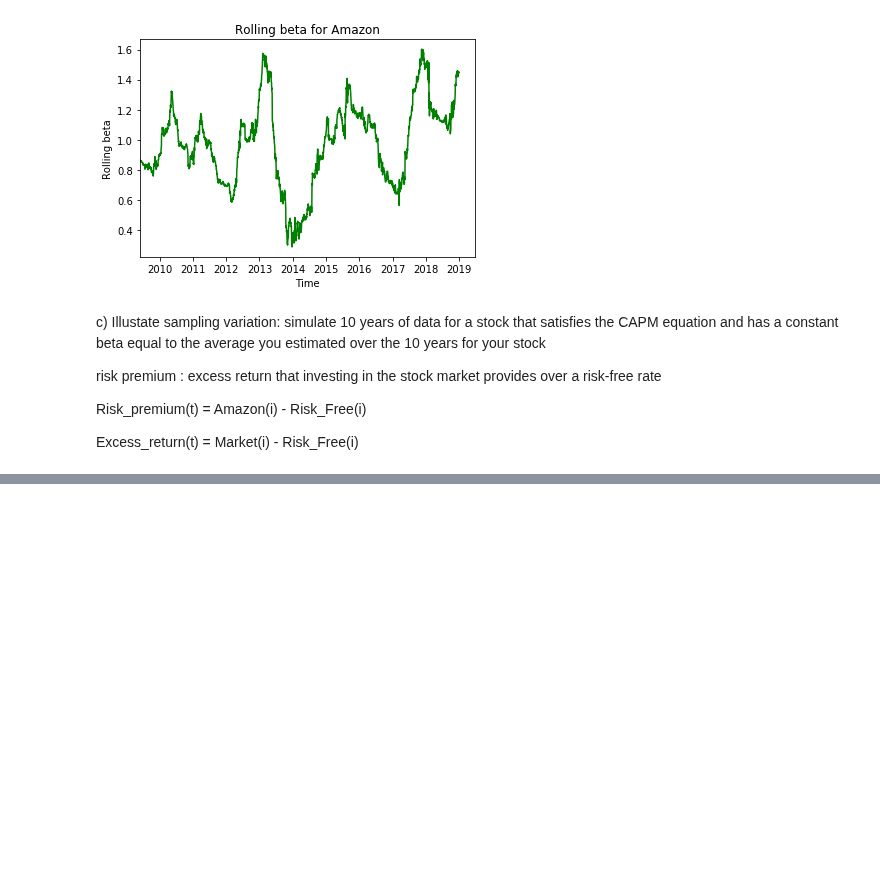
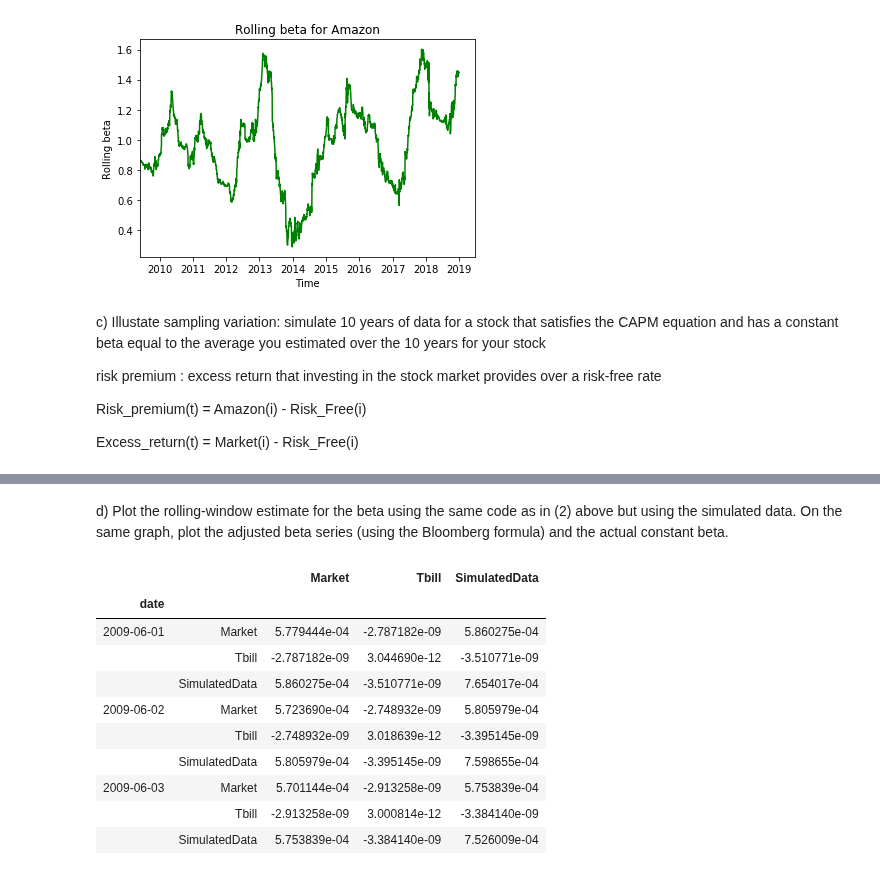
Before and after one commit to baohien97/EPFL-Investments, a Jupyter notebook: AS4/As4es2.ipynb, the cells around one changed output, grey strips where cells are left out. Saved outputs shown, nothing was run; the diff lists cells and outputs as text; code cells hidden in the pictures; blank space fills up the shorter version.

```diff
--- a/AS4/As4es2.ipynb
+++ b/AS4/As4es2.ipynb
@@ -129,0 +170,21 @@ ValueError: Cannot merge a Series without a name
+# %% [markdown]
+d) Plot the rolling-window estimate for the beta using the same code as in (2) above
+but using the simulated data. On the same graph, plot the adjusted beta series
+(using the Bloomberg formula) and the actual constant beta.
+# %%
+data_simulated = data[['Market','Tbill','SimulatedData']] # extract only needed columns
+cov_6m_simulated =  data_simulated.rolling('183D').cov() # covariance
+cov_6m_simulated = cov_6m_simulated.loc['2009-06-01':'2018-12-31'] # rename data
+cov_6m_simulated.head(9)
+# %% [output]
+|  |  | Market | Tbill | SimulatedData |
+| date |  |  |  |  |
+| 2009-06-01 | Market | 5.779444e-04 | -2.787182e-09 | 5.860275e-04 |
+|  | Tbill | -2.787182e-09 | 3.044690e-12 | -3.510771e-09 |
+|  | SimulatedData | 5.860275e-04 | -3.510771e-09 | 7.654017e-04 |
+| 2009-06-02 | Market | 5.723690e-04 | -2.748932e-09 | 5.805979e-04 |
+|  | Tbill | -2.748932e-09 | 3.018639e-12 | -3.395145e-09 |
+|  | SimulatedData | 5.805979e-04 | -3.395145e-09 | 7.598655e-04 |
+| 2009-06-03 | Market | 5.701144e-04 | -2.913258e-09 | 5.753839e-04 |
+|  | Tbill | -2.913258e-09 | 3.000814e-12 | -3.384140e-09 |
+|  | SimulatedData | 5.753839e-04 | -3.384140e-09 | 7.526009e-04 |
```
Also changed, not shown: parts of 6 cells of this notebook.
